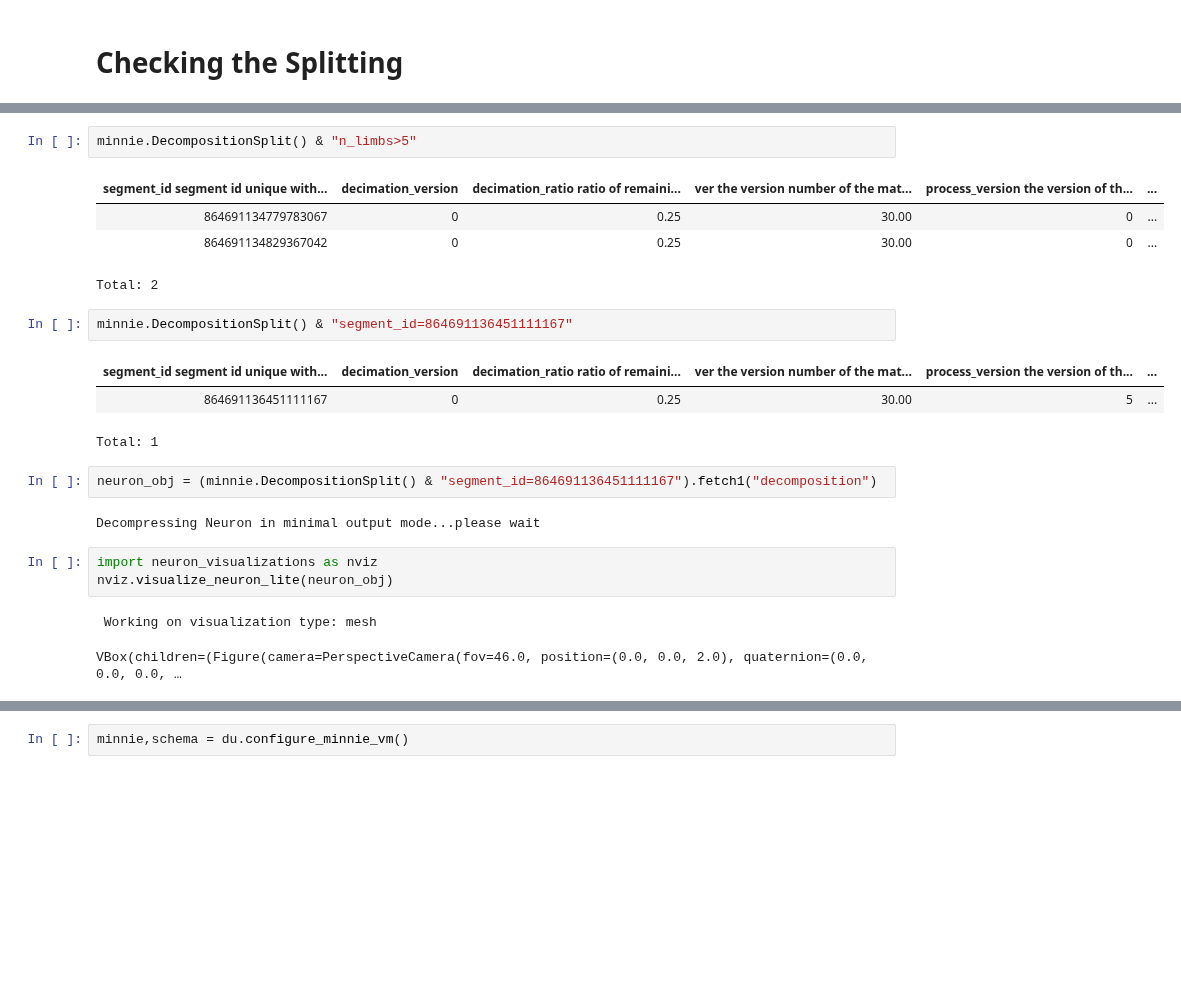
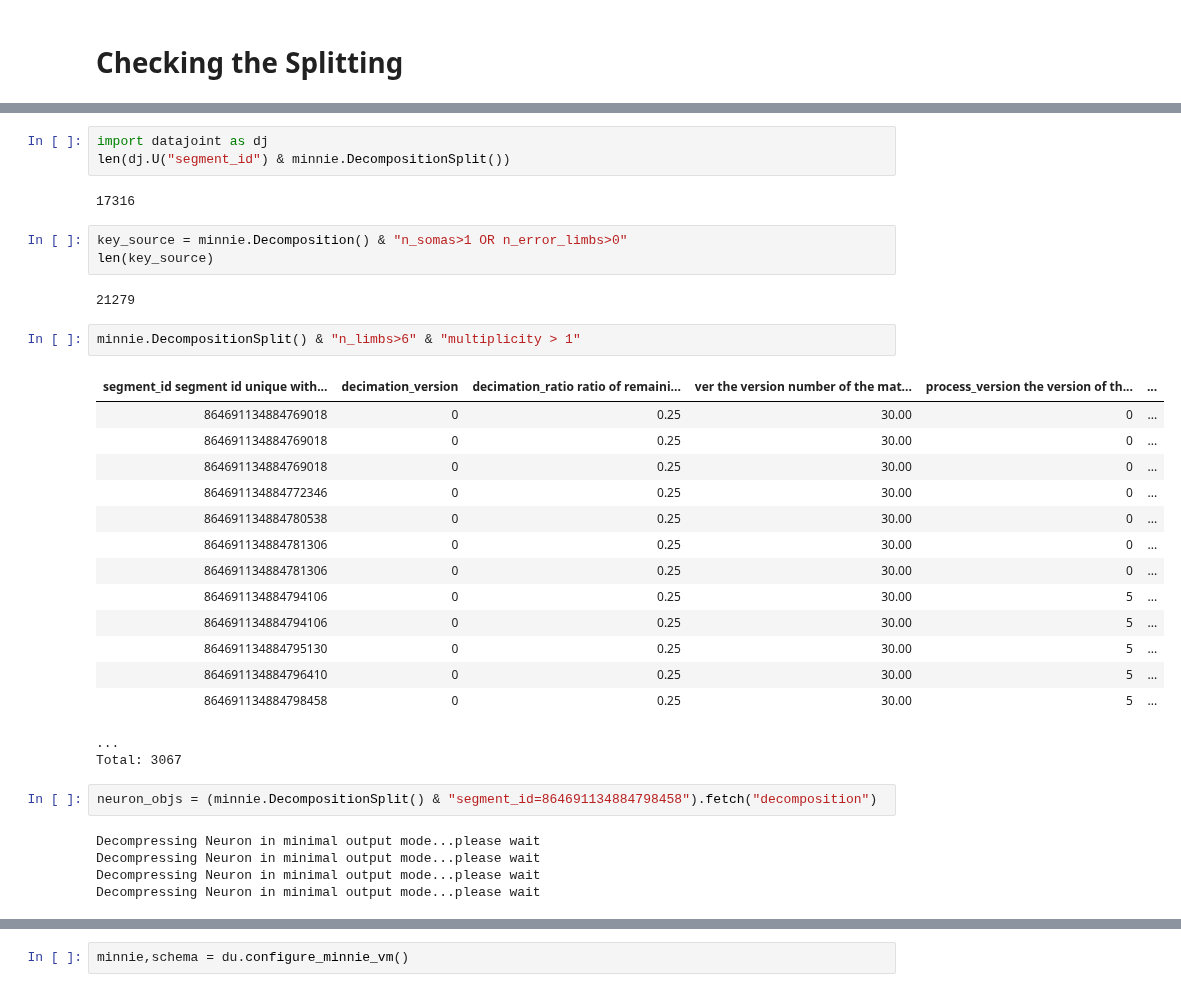
Before and after one commit to celiibrendan/neuron_mesh_tools, a Jupyter notebook: Auto_Proofreading/Preprocessing_Pipeline/Inspecting_Proofreading_Pipeline.ipynb, the cells around one changed output, grey strips where cells are left out. Drawn from its saved outputs; the diff is of its cells as text; blank space fills up the shorter version.

```diff
--- a/Auto_Proofreading/Preprocessing_Pipeline/Inspecting_Proofreading_Pipeline.ipynb
+++ b/Auto_Proofreading/Preprocessing_Pipeline/Inspecting_Proofreading_Pipeline.ipynb
@@ -204,23 +254,35 @@ error_table = ((minnie.schema.jobs & "table_name='__decomposition'") & "status='
+# %%
+import datajoint as dj
+len(dj.U("segment_id") & minnie.DecompositionSplit())
+# %% [output]
+17316
+# %%
+key_source = minnie.Decomposition() & "n_somas>1 OR n_error_limbs>0"
+len(key_source)
+# %% [output]
+21279
 # %%
-minnie.DecompositionSplit() & "n_limbs>5"
+minnie.DecompositionSplit() & "n_limbs>6" & "multiplicity > 1"
 # %% [output]
 | segment_id segment id unique with... | decimation_version | decimation_ratio ratio of remaini... | ver the version number of the mat... | process_version the version of th... | ... |
-| 864691134779783067 | 0 | 0.25 | 30.00 | 0 | ... |
-| 864691134829367042 | 0 | 0.25 | 30.00 | 0 | ... |
+| 864691134884769018 | 0 | 0.25 | 30.00 | 0 | ... |
+| 864691134884769018 | 0 | 0.25 | 30.00 | 0 | ... |
+| 864691134884769018 | 0 | 0.25 | 30.00 | 0 | ... |
+| 864691134884772346 | 0 | 0.25 | 30.00 | 0 | ... |
+| 864691134884780538 | 0 | 0.25 | 30.00 | 0 | ... |
+| 864691134884781306 | 0 | 0.25 | 30.00 | 0 | ... |
+| 864691134884781306 | 0 | 0.25 | 30.00 | 0 | ... |
+| 864691134884794106 | 0 | 0.25 | 30.00 | 5 | ... |
+| 864691134884794106 | 0 | 0.25 | 30.00 | 5 | ... |
+| 864691134884795130 | 0 | 0.25 | 30.00 | 5 | ... |
+| 864691134884796410 | 0 | 0.25 | 30.00 | 5 | ... |
+| 864691134884798458 | 0 | 0.25 | 30.00 | 5 | ... |
-Total: 2
+...
+Total: 3067
-# %%
-minnie.DecompositionSplit() & "segment_id=864691136451111167"
-# %% [output]
-| segment_id segment id unique with... | decimation_version | decimation_ratio ratio of remaini... | ver the version number of the mat... | process_version the version of th... | ... |
-| 864691136451111167 | 0 | 0.25 | 30.00 | 5 | ... |
-Total: 1
 # %%
-neuron_obj = (minnie.DecompositionSplit() & "segment_id=864691136451111167").fetch1("decomposition")
+neuron_objs = (minnie.DecompositionSplit() & "segment_id=864691134884798458").fetch("decomposition")
 # %% [output]
 Decompressing Neuron in minimal output mode...please wait
+Decompressing Neuron in minimal output mode...please wait
+Decompressing Neuron in minimal output mode...please wait
+Decompressing Neuron in minimal output mode...please wait
-# %%
-import neuron_visualizations as nviz
-nviz.visualize_neuron_lite(neuron_obj)
-# %% [output]
- Working on visualization type: mesh
-VBox(children=(Figure(camera=PerspectiveCamera(fov=46.0, position=(0.0, 0.0, 2.0), quaternion=(0.0, 0.0, 0.0, …
```
Also changed, not shown: parts of 13 cells of this notebook, 2 other files.
